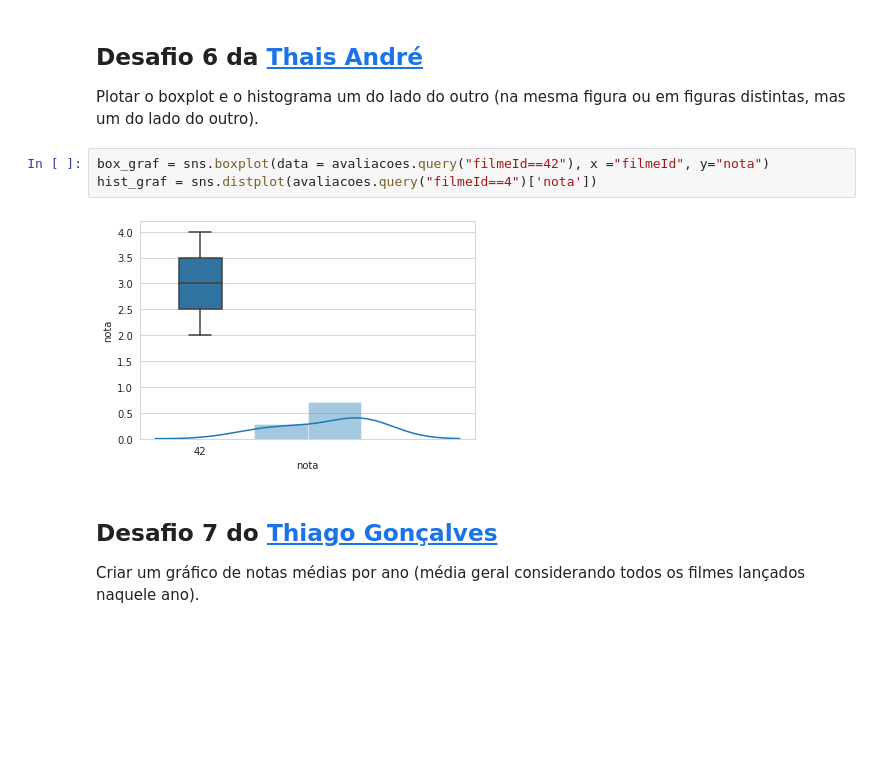
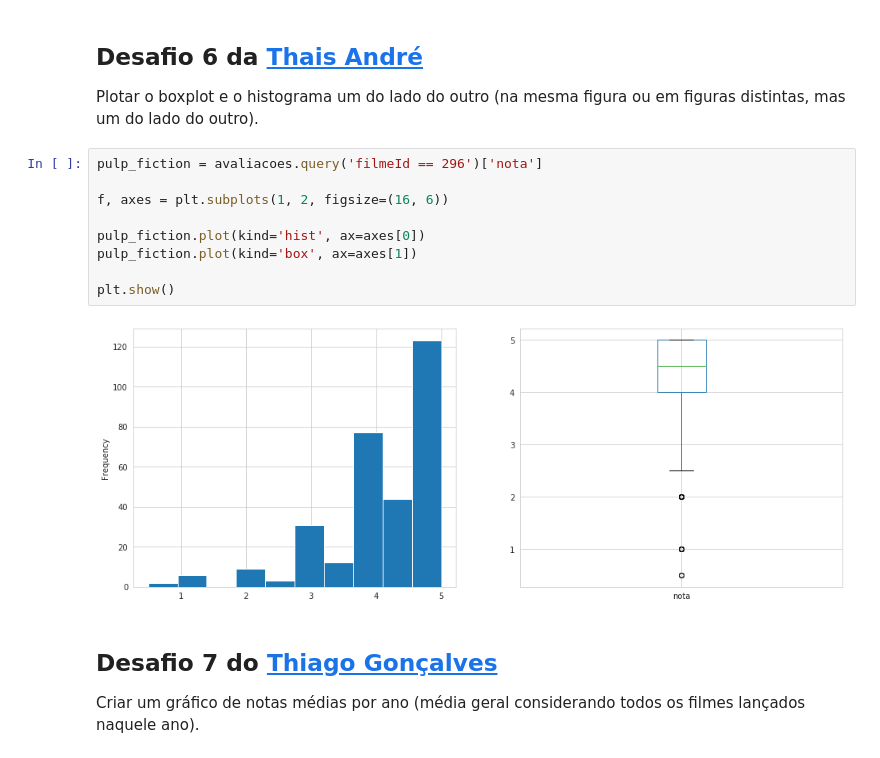
Before and after one commit to beamaia/quarentena_dados, a Jupyter notebook: aula2/Aula2.ipynb, the cells around one changed output. Saved outputs shown, nothing was run; the diff lists cells and outputs as text; blank space fills up the shorter version.

```diff
--- a/aula2/Aula2.ipynb
+++ b/aula2/Aula2.ipynb
@@ -704,11 +780,17 @@ info_filmes.head()
 ## Desafio 6 da [Thais André](https://twitter.com/thais_tandre)
 
 Plotar o boxplot e o histograma um do lado do outro (na mesma figura ou em figuras distintas, mas um do lado do outro).
-# %%
-box_graf = sns.boxplot(data = avaliacoes.query("filmeId==42"), x ="filmeId", y="nota")
-hist_graf = sns.distplot(avaliacoes.query("filmeId==4")['nota'])
-# %% [output]
-[figure, removed]
+# %%
+pulp_fiction = avaliacoes.query('filmeId == 296')['nota']
+
+f, axes = plt.subplots(1, 2, figsize=(16, 6))
+
+pulp_fiction.plot(kind='hist', ax=axes[0])
+pulp_fiction.plot(kind='box', ax=axes[1])
+
+plt.show()
+# %% [output]
+[figure, added]
 # %% [markdown]
 ## Desafio 7 do [Thiago Gonçalves](https://twitter.com/tgcsantos)
 
```
Also changed, not shown: parts of 8 cells of this notebook, 1 other file.
